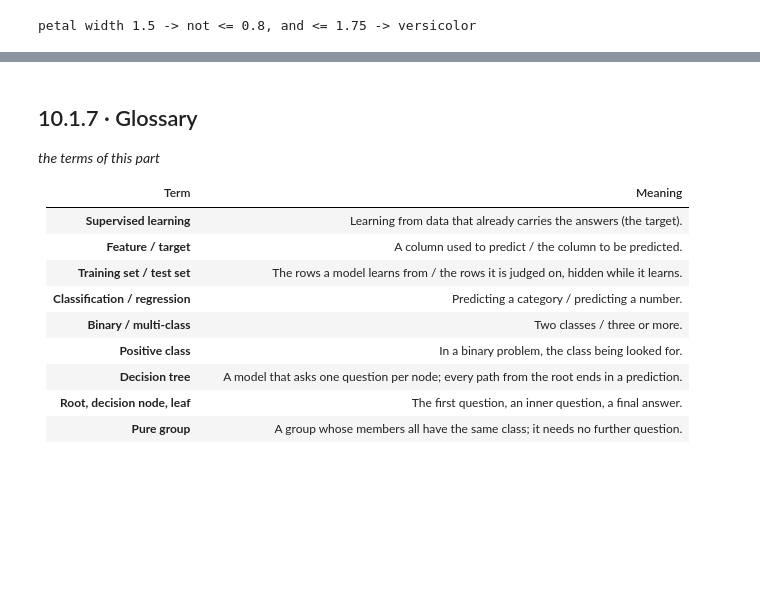
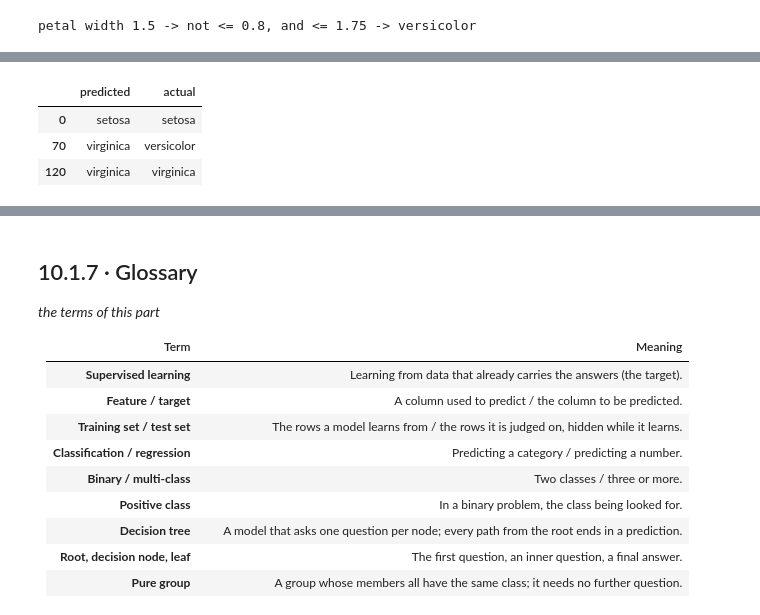
Before and after one commit to payakorn/888102-student, a Jupyter notebook: ch10_1_Classification_with_Decision_Trees.ipynb, the cells around one changed output, grey strips where cells are left out. Cells and saved outputs as stored; diff of their text form; code cells hidden in the pictures; blank space fills up the shorter version.

```diff
--- a/ch10_1_Classification_with_Decision_Trees.ipynb
+++ b/ch10_1_Classification_with_Decision_Trees.ipynb
@@ -425,0 +431,10 @@ petal width 1.5 -> not <= 0.8, and <= 1.75 -> versicolor
+# %%
+sample = [0, 70, 120]                       # one flower of each species
+predicted = tree2.predict(X.iloc[sample])
+actual = y[sample].to_numpy()
+pd.DataFrame({"predicted": predicted, "actual": actual}, index=sample)
+# %% [output]
+|  | predicted | actual |
+| 0 | setosa | setosa |
+| 70 | virginica | versicolor |
+| 120 | virginica | virginica |
```
Also changed, not shown: parts of 8 cells of this notebook.
